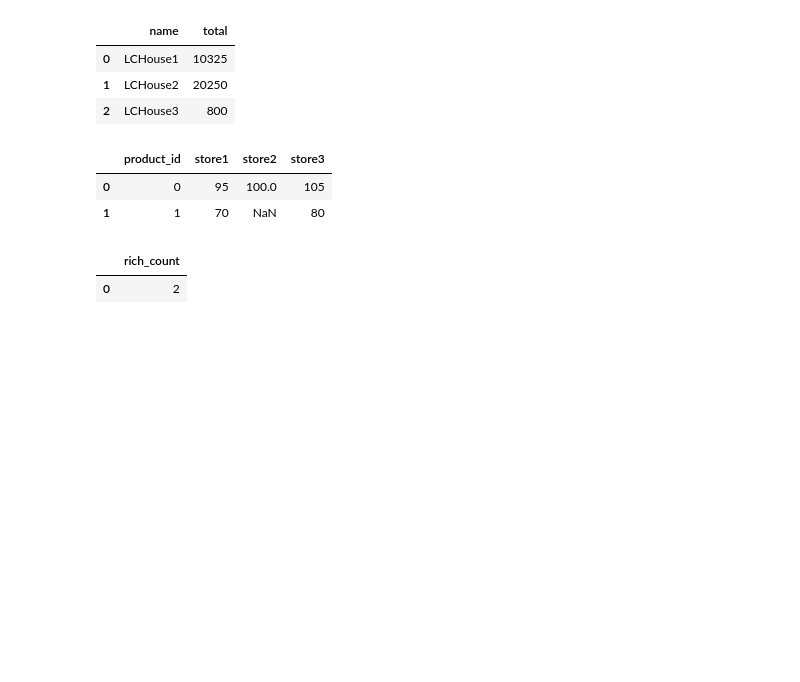
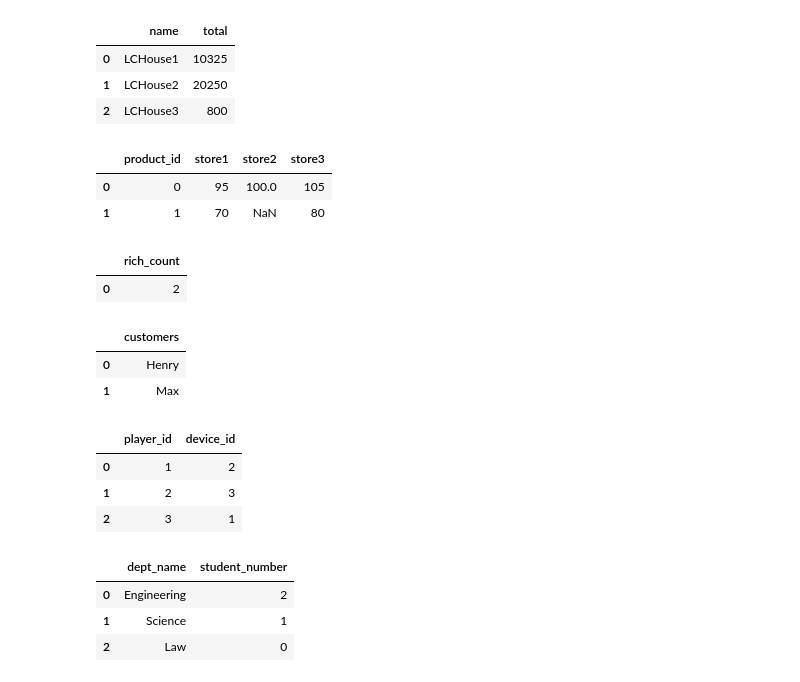
Before and after one commit to baxt1or/leetcode_database_problems, a Jupyter notebook: leetcode_sql_premium.ipynb, the cells around one changed output. Cells and saved outputs as stored; diff of their text form; code cells hidden in the pictures; blank space fills up the shorter version.

```diff
--- a/leetcode_sql_premium.ipynb
+++ b/leetcode_sql_premium.ipynb
@@ -12349,3 +12349,79 @@ make_select(query)
 # %% [output]
 |  | rich_count |
 | 0 | 2 |
+# %%
+data = [[1, 'Joe'], [2, 'Henry'], [3, 'Sam'], [4, 'Max']]
+customers = pd.DataFrame(data, columns=['id', 'name']).astype({'id':'Int64', 'name':'object'})
+data = [[1, 3], [2, 1]]
+orders = pd.DataFrame(data, columns=['id', 'customerId']).astype({'id':'Int64', 'customerId':'Int64'})
+
+
+query = """
+
+SELECT
+c.name AS customers
+FROM customers c
+LEFT JOIN orders o ON c.id = o.customerId
+WHERE o.id IS NULL
+
+"""
+
+make_select(query)
+# %% [output]
+|  | customers |
+| 0 | Henry |
+| 1 | Max |
+# %%
+data = [[1, 2, '2016-03-01', 5], [1, 2, '2016-05-02', 6], [2, 3, '2017-06-25', 1], [3, 1, '2016-03-02', 0], [3, 4, '2018-07-03', 5]]
+activity = pd.DataFrame(data, columns=['player_id', 'device_id', 'event_date', 'games_played']).astype({'player_id':'Int64', 'device_id':'Int64', 'event_date':'datetime64[ns]', 'games_played':'Int64'})
+
+
+query = """
+
+SELECT
+player_id, device_id
+FROM (SELECT
+*,
+ROW_NUMBER() OVER(PARTITION BY player_id ORDER BY event_date) AS first_login
+FROM activity) AS sub
+WHERE first_login = 1
+
+
+"""
+
+make_select(query)
+# %% [output]
+|  | player_id | device_id |
+| 0 | 1 | 2 |
+| 1 | 2 | 3 |
+| 2 | 3 | 1 |
+# %%
+data = [[1, 'Jack', 'M', 1], [2, 'Jane', 'F', 1], [3, 'Mark', 'M', 2]]
+student = pd.DataFrame(data, columns=['student_id', 'student_name', 'gender', 'dept_id']).astype({'student_id':'Int64', 'student_name':'object', 'gender':'object', 'dept_id':'Int64'})
+data = [[1, 'Engineering'], [2, 'Science'], [3, 'Law']]
+department = pd.DataFrame(data, columns=['dept_id', 'dept_name']).astype({'dept_id':'Int64', 'dept_name':'object'})
+
+
+query = """
+
+WITH cte AS (SELECT
+dept_id,
+COUNT(student_id) OVER(PARTITION BY dept_id) AS total
+FROM student)
+
+
+SELECT
+DISTINCT d.dept_name,
+COALESCE(c.total, 0) AS student_number
+FROM department d
+LEFT JOIN cte c ON d.dept_id = c.dept_id
+ORDER BY 2 DESC, 1 ASC
+
+"""
+
+make_select(query)
+# %% [output]
+|  | dept_name | student_number |
+| 0 | Engineering | 2 |
+| 1 | Science | 1 |
+| 2 | Law | 0 |
```
Also changed, not shown: parts of 3 cells of this notebook, 2 other files.
